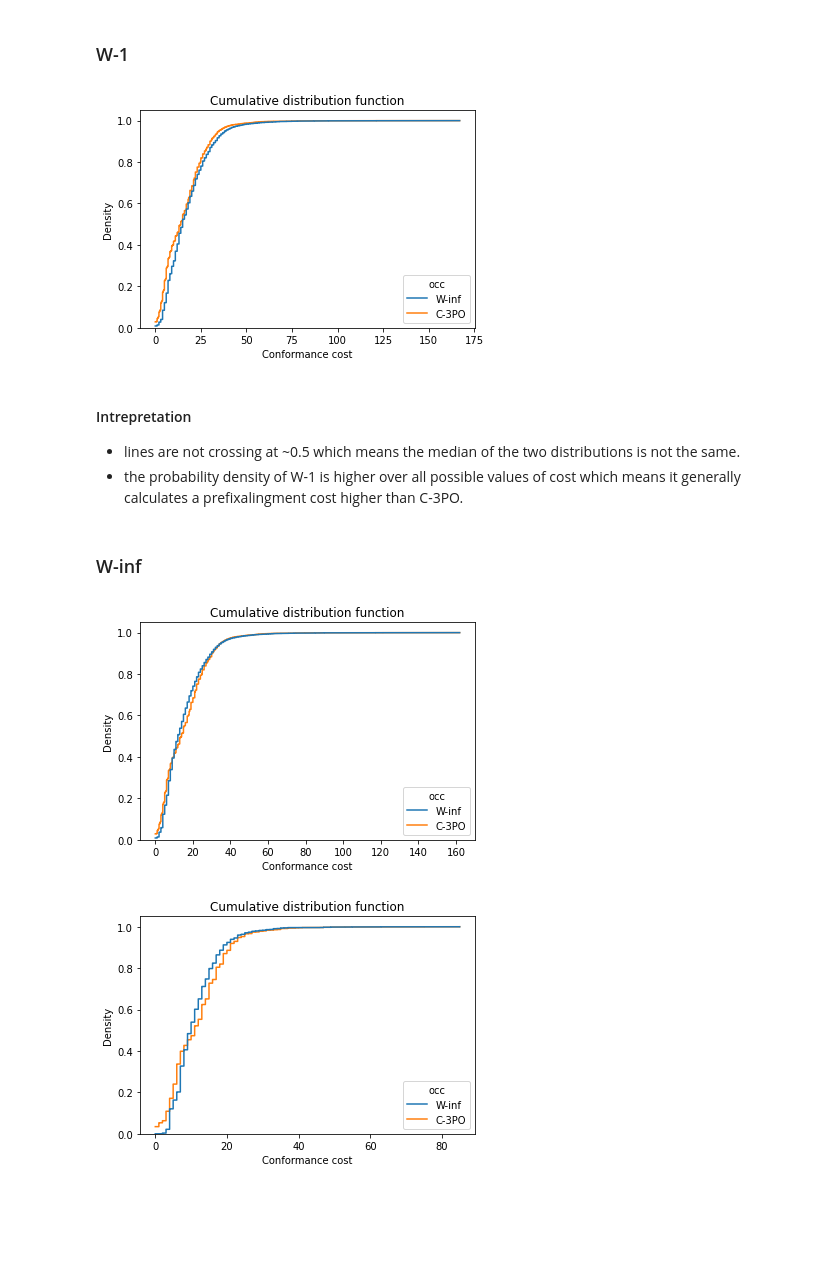
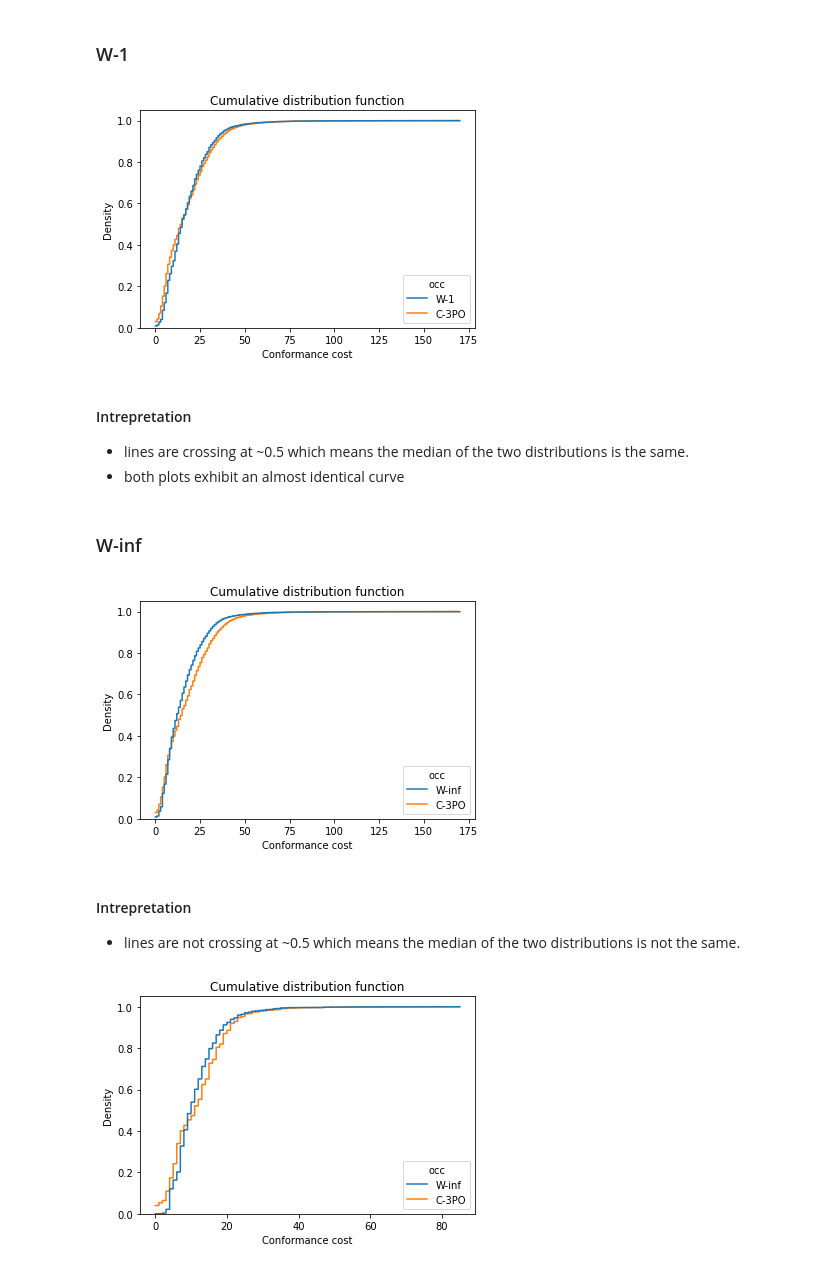
Before and after one commit to MaxTNielsen/ConformanceCheckingUsingTries, a Jupyter notebook: Jupyter/comparative_analysis.ipynb, the cells around one changed output. Saved outputs shown, nothing was run; the diff lists cells and outputs as text; code cells hidden in the pictures; blank space fills up the shorter version.

```diff
--- a/Jupyter/comparative_analysis.ipynb
+++ b/Jupyter/comparative_analysis.ipynb
@@ -17,8 +17,7 @@ PREFIX_ALIGN_DIR = os.path.join(INPUT_DIR, 'prefix-alignment')
 PREFIX_W_1_DIR = os.path.join(PREFIX_ALIGN_DIR, 'window-size-1')
 PREFIX_W_INF_DIR = os.path.join(PREFIX_ALIGN_DIR, 'window-size-maximum')
 HMMCONF_DIR = os.path.join(INPUT_DIR,'hmmconf')
-C_3PO_DIR = os.path.join(INPUT_DIR,'C-3PO', 'old')
-C_3PO_DIR_NEW = os.path.join(INPUT_DIR,'C-3PO', 'new')
+C_3PO_DIR = os.path.join(INPUT_DIR,'C-3PO')
 BP_DIR = os.path.join(INPUT_DIR,'bp')
 
 #LOGS = ["BPI_2012","BPI_2017","M1","M2","M4","M8","M9"]
@@ -49,16 +48,14 @@ Additional:
 # %%
 from IPython.utils import io
 
-occ_output_dirs = [C_3PO_DIR, C_3PO_DIR_NEW, PREFIX_W_1_DIR, PREFIX_W_INF_DIR, HMMCONF_DIR, BP_DIR]
+occ_output_dirs = [C_3PO_DIR, PREFIX_W_1_DIR, PREFIX_W_INF_DIR, HMMCONF_DIR, BP_DIR]
 with io.capture_output() as captured:
     C_3PO_df = get_occ_dfs(occ_output_dirs[0], True)
 
-    C_3PO_new_df = get_occ_dfs(occ_output_dirs[1], True)
+    pref_w_1_df = get_occ_dfs(occ_output_dirs[1])
 
-    pref_w_1_df = get_occ_dfs(occ_output_dirs[2])
+    pref_w_inf_df = get_occ_dfs(occ_output_dirs[2])
 
-    pref_w_inf_df = get_occ_dfs(occ_output_dirs[3])
+    hmmconf_df = get_hmmconf_df(occ_output_dirs[3])
 
-    hmmconf_df = get_hmmconf_df(occ_output_dirs[4])
-
-    BP_df = get_bp_df(occ_output_dirs[5])
+    BP_df = get_bp_df(occ_output_dirs[4])
@@ -839,21 +797,21 @@ Completeness: spearman rho: -0.357, p-value: 0.0000000000
 # %% [markdown]
 ### W-1
 # %%
-pref_w_1_df['occ'] = len(pref_w_1_df) * ['W-inf']
+pref_w_1_df['occ'] = len(pref_w_1_df) * ['W-1']
 C_3PO_df['occ'] = len(C_3PO_df) * ['C-3PO']
 
 cumu_df = pd.concat([pref_w_1_df, C_3PO_df])
 
 sns.histplot(x='Conformance cost', data=cumu_df, hue='occ', bins=len(cumu_df), stat="density",
              element="step", fill=False, cumulative=True, common_norm=False);
 plt.title("Cumulative distribution function");
 # %% [output]
-[figure, old version]
+[figure, new version]
 # %% [markdown]
 #### Intrepretation
 
-- lines are not crossing at ~0.5 which means the median of the two distributions is not the same.
-- the probability density of W-1 is higher over all possible values of cost which means it generally calculates a prefixalingment cost higher than C-3PO.
+- lines are crossing at ~0.5 which means the median of the two distributions is the same.
+- both plots exhibit an almost identical curve
 # %% [markdown]
 ### W-inf
 # %%
@@ -865,7 +823,11 @@ sns.histplot(x='Conformance cost', data=cumu_df, hue='occ', bins=len(cumu_df), s
              element="step", fill=False, cumulative=True, common_norm=False);
 plt.title("Cumulative distribution function");
 # %% [output]
-[figure, old version]
+[figure, new version]
+# %% [markdown]
+#### Intrepretation
+
+- lines are not crossing at ~0.5 which means the median of the two distributions is not the same.
 # %%
 """completenes logs"""
 cumu_df = cumu_df[cumu_df.log_type.isin(COMPLETENESS_LOGS)]
```
Also changed, not shown: parts of 20 cells of this notebook, 19 other files.
